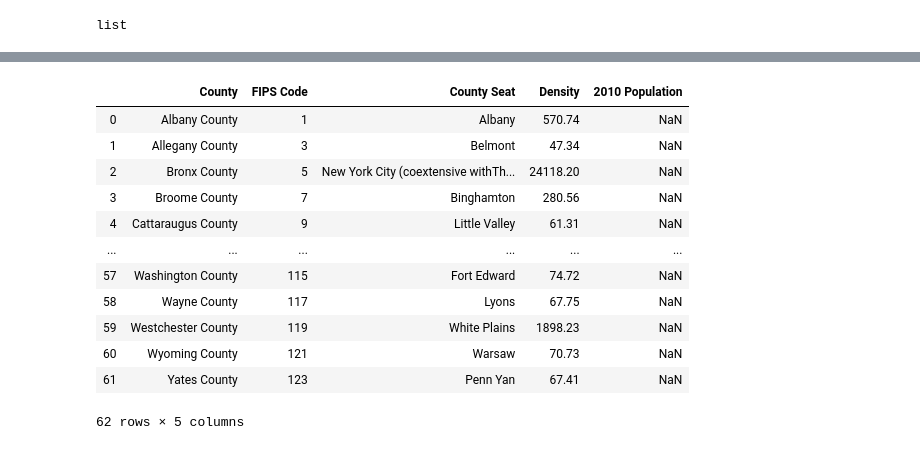
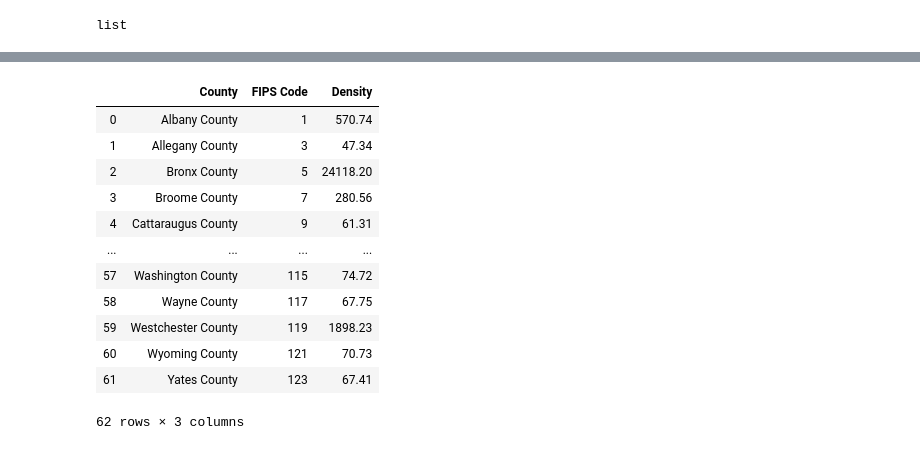
Before and after one commit to Eylul89/ETLGroupProject, a Jupyter notebook: NY_airQuality_daily.ipynb, the cells around one changed output, grey strips where cells are left out. Saved outputs shown, nothing was run; the diff lists cells and outputs as text; code cells hidden in the pictures.

```diff
--- a/NY_airQuality_daily.ipynb
+++ b/NY_airQuality_daily.ipynb
@@ -229,19 +229,19 @@ Newyork_df.head()
 | 3 | Broome County | 7 | Binghamton | 1806 | Tioga County | John Broome (1738–1810), fourth L... | 280.56 | NaN | (2) | ... |
 | 4 | Cattaraugus County | 9 | Little Valley | 1808 | Genesee County | A Seneca word meaning "bad smelli... | 61.31 | NaN | (2) | ... |
 # %%
-ny_df = Newyork_df.drop(['Created', 'Formed from', 'Named for', 'Area', 'Map'], axis = 1)
+ny_df = Newyork_df.drop(['Created', 'Formed from', 'County Seat', 'Named for', 'Area', 'Map', '2010 Population'], axis = 1)
 ny_df
 # %% [output]
-|  | County | FIPS Code | County Seat | Density | 2010 Population |
-| 0 | Albany County | 1 | Albany | 570.74 | NaN |
-| 1 | Allegany County | 3 | Belmont | 47.34 | NaN |
-| 2 | Bronx County | 5 | New York City (coextensive withTh... | 24118.20 | NaN |
-| 3 | Broome County | 7 | Binghamton | 280.56 | NaN |
-| 4 | Cattaraugus County | 9 | Little Valley | 61.31 | NaN |
-| ... | ... | ... | ... | ... | ... |
-| 57 | Washington County | 115 | Fort Edward | 74.72 | NaN |
-| 58 | Wayne County | 117 | Lyons | 67.75 | NaN |
-| 59 | Westchester County | 119 | White Plains | 1898.23 | NaN |
-| 60 | Wyoming County | 121 | Warsaw | 70.73 | NaN |
-| 61 | Yates County | 123 | Penn Yan | 67.41 | NaN |
+|  | County | FIPS Code | Density |
+| 0 | Albany County | 1 | 570.74 |
+| 1 | Allegany County | 3 | 47.34 |
+| 2 | Bronx County | 5 | 24118.20 |
+| 3 | Broome County | 7 | 280.56 |
+| 4 | Cattaraugus County | 9 | 61.31 |
+| ... | ... | ... | ... |
+| 57 | Washington County | 115 | 74.72 |
+| 58 | Wayne County | 117 | 67.75 |
+| 59 | Westchester County | 119 | 1898.23 |
+| 60 | Wyoming County | 121 | 70.73 |
+| 61 | Yates County | 123 | 67.41 |
-62 rows × 5 columns
+62 rows × 3 columns
```
Also changed, not shown: parts of 1 cell of this notebook, 1 other file.
